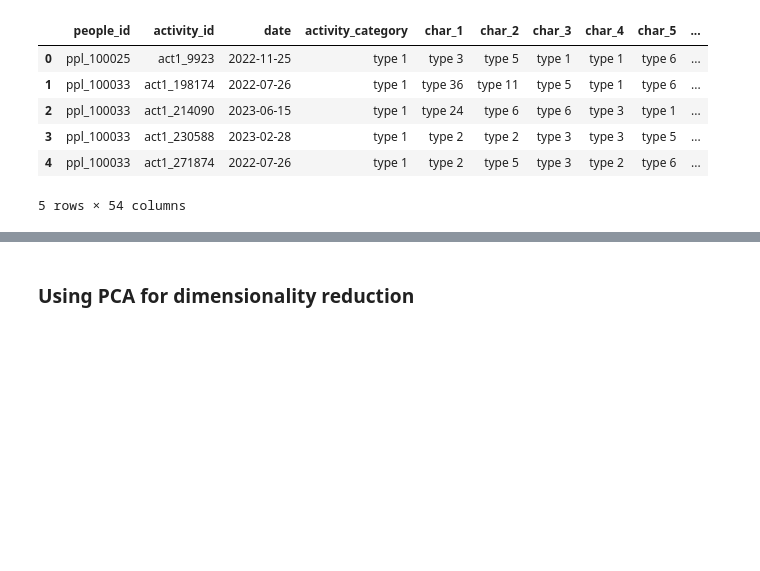
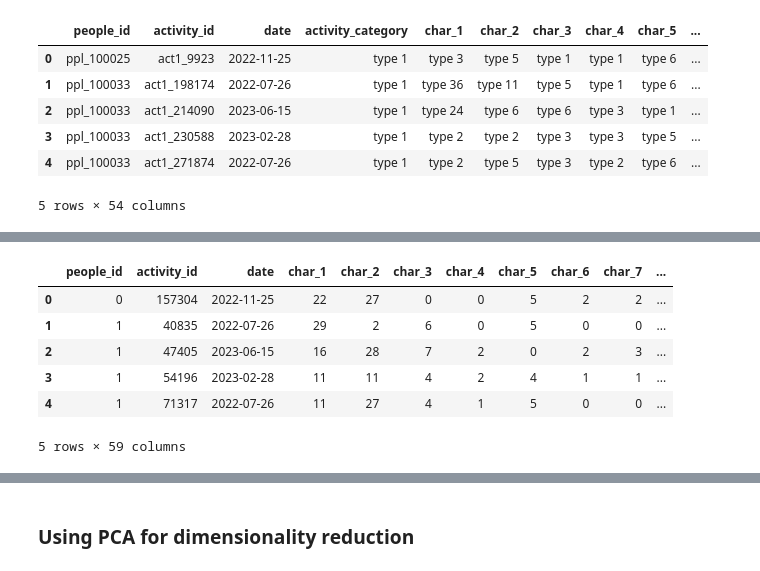
Before and after one commit to rurouni-najeeb/Kaggle, a Jupyter notebook: Red Hat/Red Hat.ipynb, the cells around one changed output, grey strips where cells are left out. Drawn from its saved outputs; the diff is of its cells as text; code cells hidden in the pictures; blank space fills up the shorter version.

```diff
--- a/Red Hat/Red Hat.ipynb
+++ b/Red Hat/Red Hat.ipynb
@@ -175,3 +194,13 @@ df['people_date'] = pd.to_datetime(df['people_date'])
+# %%
+df.head()
+# %% [output]
+|  | people_id | activity_id | date | char_1 | char_2 | char_3 | char_4 | char_5 | char_6 | char_7 | ... |
+| 0 | 0 | 157304 | 2022-11-25 | 22 | 27 | 0 | 0 | 5 | 2 | 2 | ... |
+| 1 | 1 | 40835 | 2022-07-26 | 29 | 2 | 6 | 0 | 5 | 0 | 0 | ... |
+| 2 | 1 | 47405 | 2023-06-15 | 16 | 28 | 7 | 2 | 0 | 2 | 3 | ... |
+| 3 | 1 | 54196 | 2023-02-28 | 11 | 11 | 4 | 2 | 4 | 1 | 1 | ... |
+| 4 | 1 | 71317 | 2022-07-26 | 11 | 27 | 4 | 1 | 5 | 0 | 0 | ... |
+5 rows × 59 columns
 # %%
 df1 = df.drop(labels = ['date','people_date'],axis=1)
 # %%
```
Also changed, not shown: parts of 26 cells of this notebook, 2 other files.
